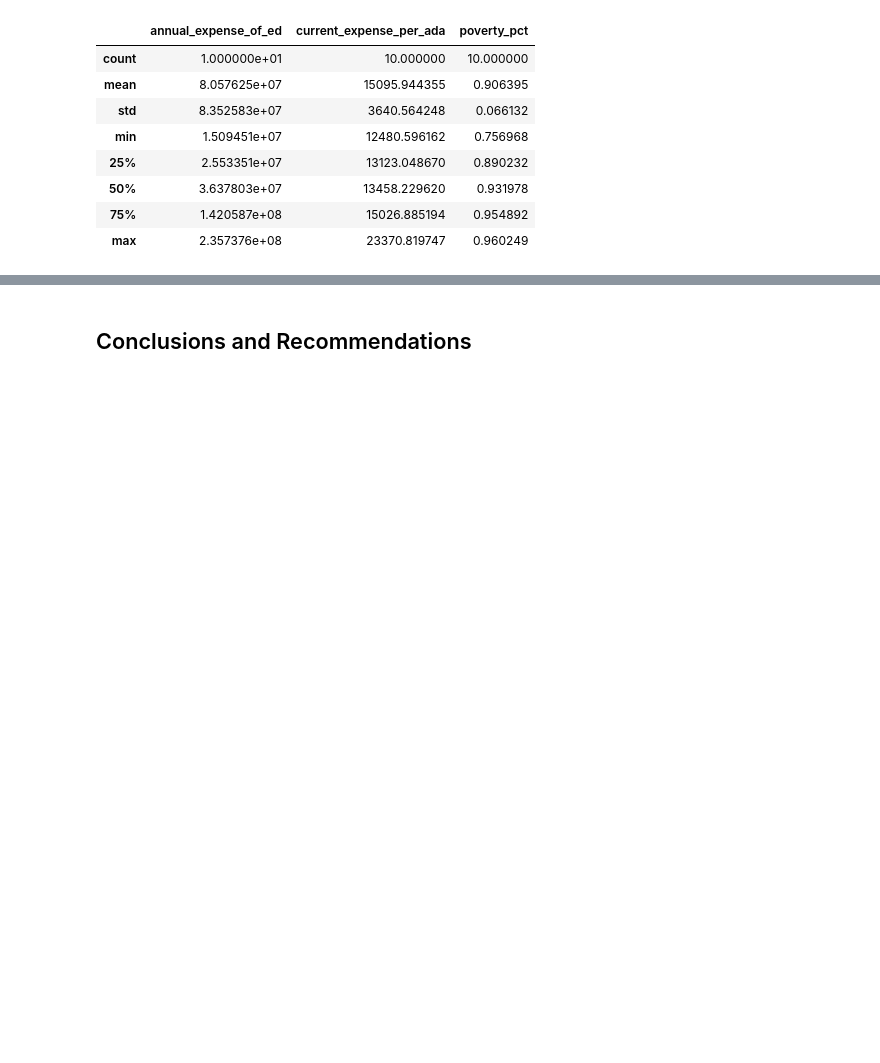
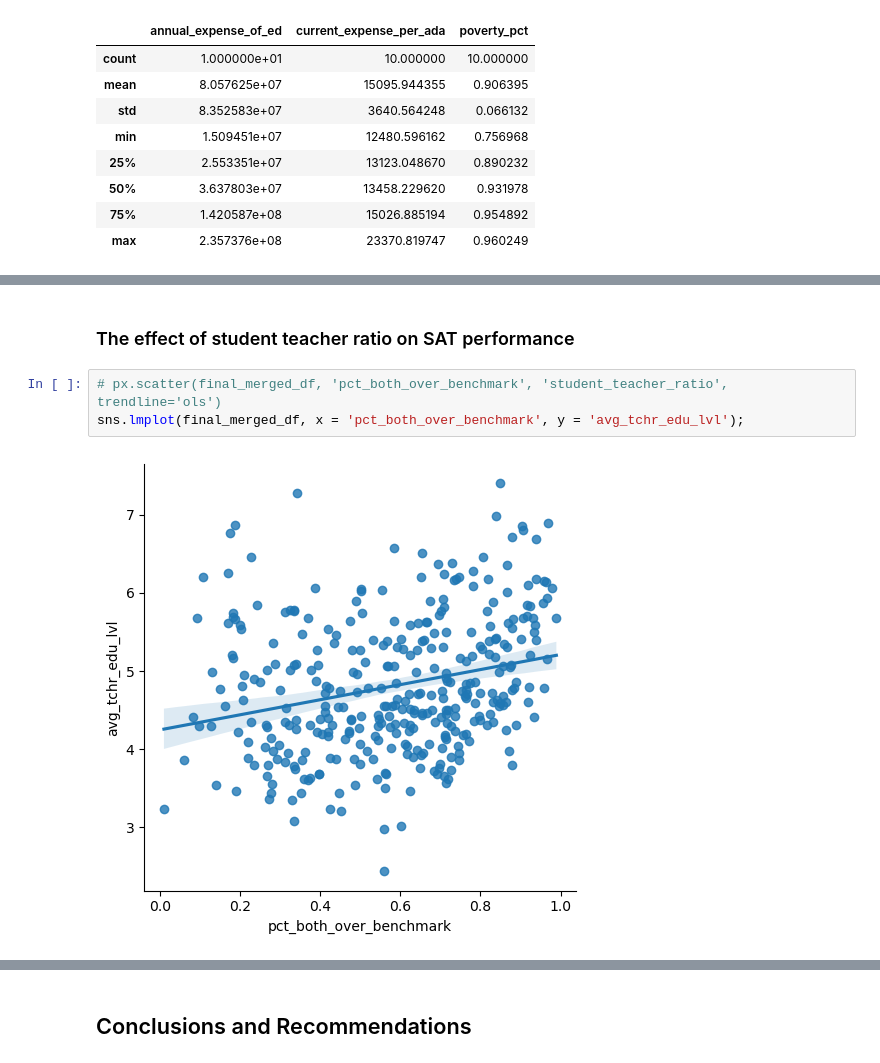
Before and after one commit to AlexSpradling/california_sat_analysis, a Jupyter notebook: code/starter-code Alex.ipynb, the cells around one changed output, grey strips where cells are left out. Saved outputs shown, nothing was run; the diff lists cells and outputs as text; blank space fills up the shorter version.

```diff
--- a/code/starter-code Alex.ipynb
+++ b/code/starter-code Alex.ipynb
@@ -591,0 +606,7 @@ Here are some prompts to get you started with visualizations. Feel free to add a
+# %% [markdown]
+### The effect of student teacher ratio on SAT performance
+# %%
+# px.scatter(final_merged_df, 'pct_both_over_benchmark', 'student_teacher_ratio', trendline='ols')
+sns.lmplot(final_merged_df, x = 'pct_both_over_benchmark', y = 'avg_tchr_edu_lvl');
+# %% [output]
+[figure, added]
```
Also changed, not shown: parts of 5 cells of this notebook.
